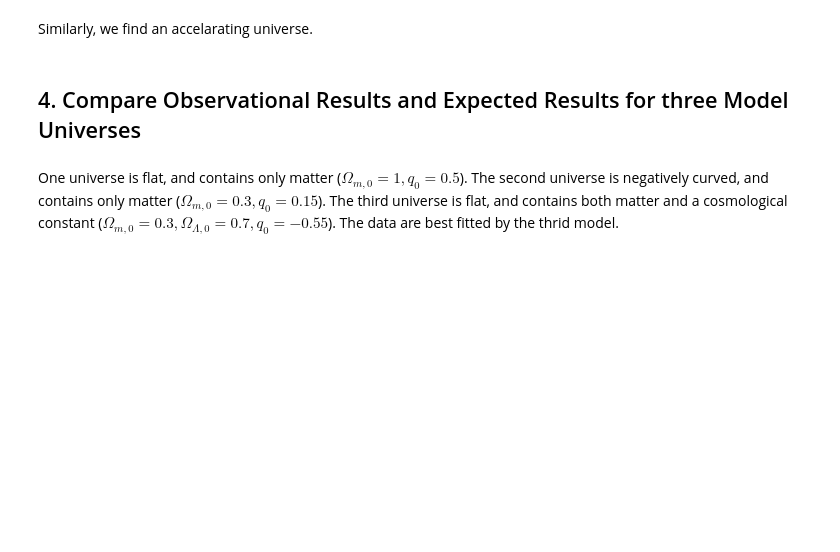
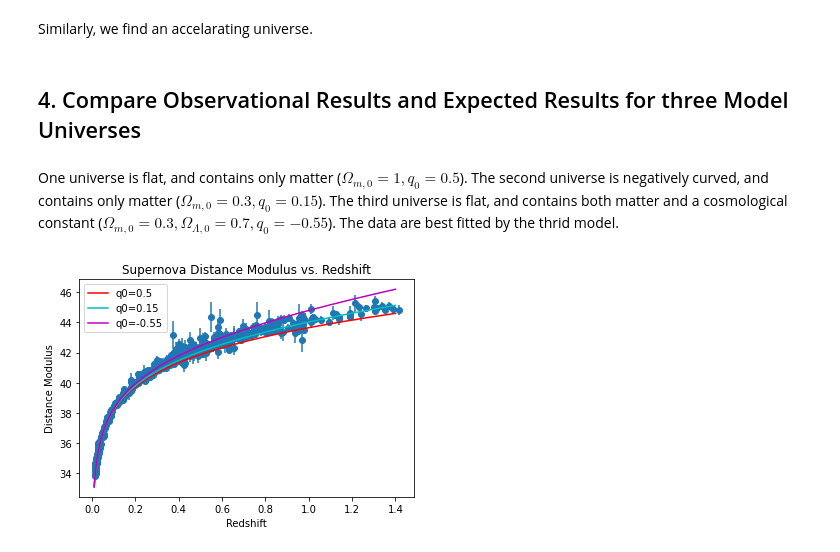
Before and after one commit to charlineshen/Constraining-Cosmological-Parameters-using-Supernovae, a Jupyter notebook: proj.ipynb, the cells around one changed output. Saved outputs shown, nothing was run; the diff lists cells and outputs as text; code cells hidden in the pictures; blank space fills up the shorter version.

```diff
--- a/proj.ipynb
+++ b/proj.ipynb
@@ -185,3 +185,24 @@ Similarly, we find an accelarating universe.
 ## 4. Compare Observational Results and Expected Results for three Model Universes
 # %% [markdown]
 One universe is flat, and contains only matter ($\Omega_{m,0}=1, q_0=0.5$). The second universe is negatively curved, and contains only matter ($\Omega_{m,0}=0.3, q_0=0.15$). The third universe is flat, and contains both matter and a cosmological constant ($\Omega_{m,0}=0.3, \Omega_{\Lambda,0}=0.7, q_0=-0.55$). The data are best fitted by the thrid model.
+# %%
+def calculate_dm(q0, z_data):
+    dm = model.params[0] + 5*np.array(np.log10(z_data)) + 1.086*(1-q0)*np.array(z_data)
+    return dm
+# %%
+plt.errorbar(sn_data["redshift"], sn_data["distance modulus"], yerr = sn_data["distance modulus error"], xerr=None, fmt='o', zorder=0)
+
+z_data = np.linspace(10**(-2), 1.4, num=300)
+
+plt.plot(z_data, calculate_dm(0.5, z_data), 'r', label="q0=0.5")
+plt.plot(z_data, calculate_dm(0.15, z_data), 'c', label="q0=0.15")
+plt.plot(z_data, calculate_dm(-0.55, z_data), 'm', label="q0=-0.55")
+
+
+plt.xlabel('Redshift')
+plt.ylabel('Distance Modulus')
+plt.title('Supernova Distance Modulus vs. Redshift')
+plt.legend()
+plt.show()
+# %% [output]
+[figure, added]
```
Also changed, not shown: parts of 7 cells of this notebook.
